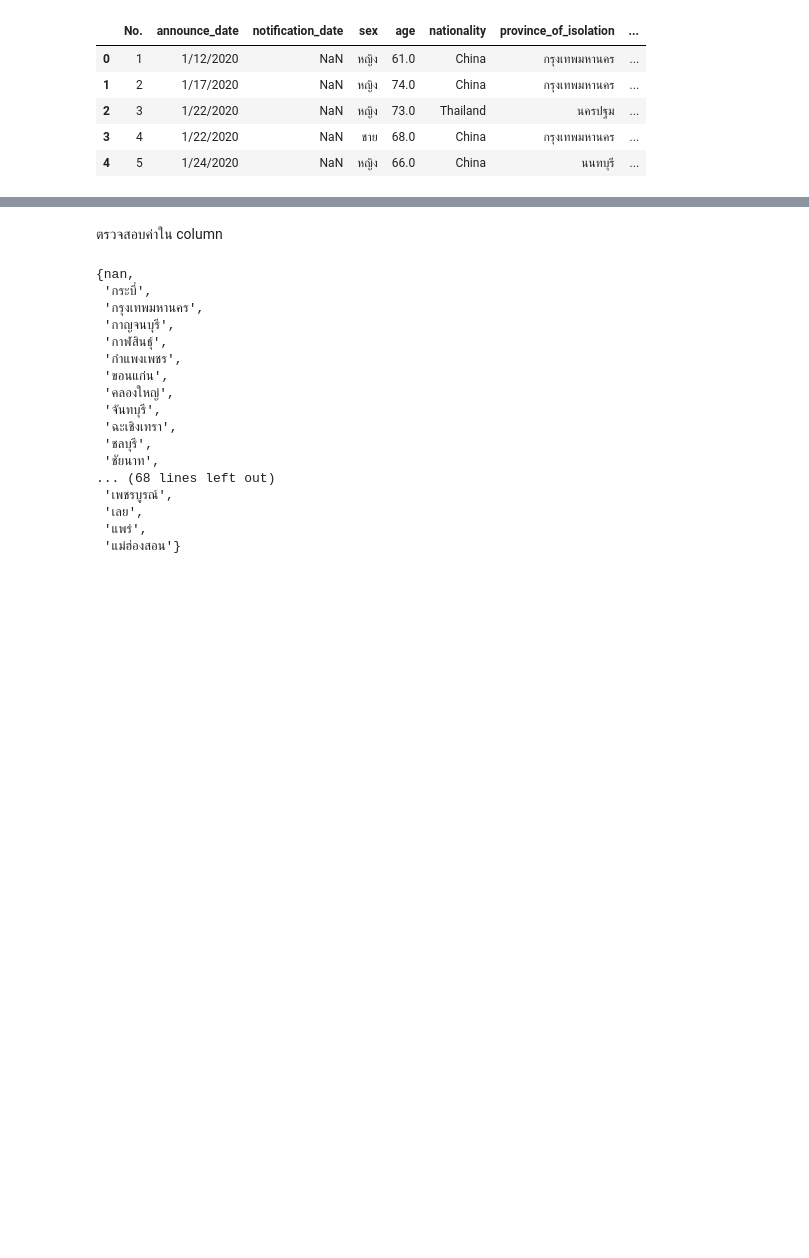
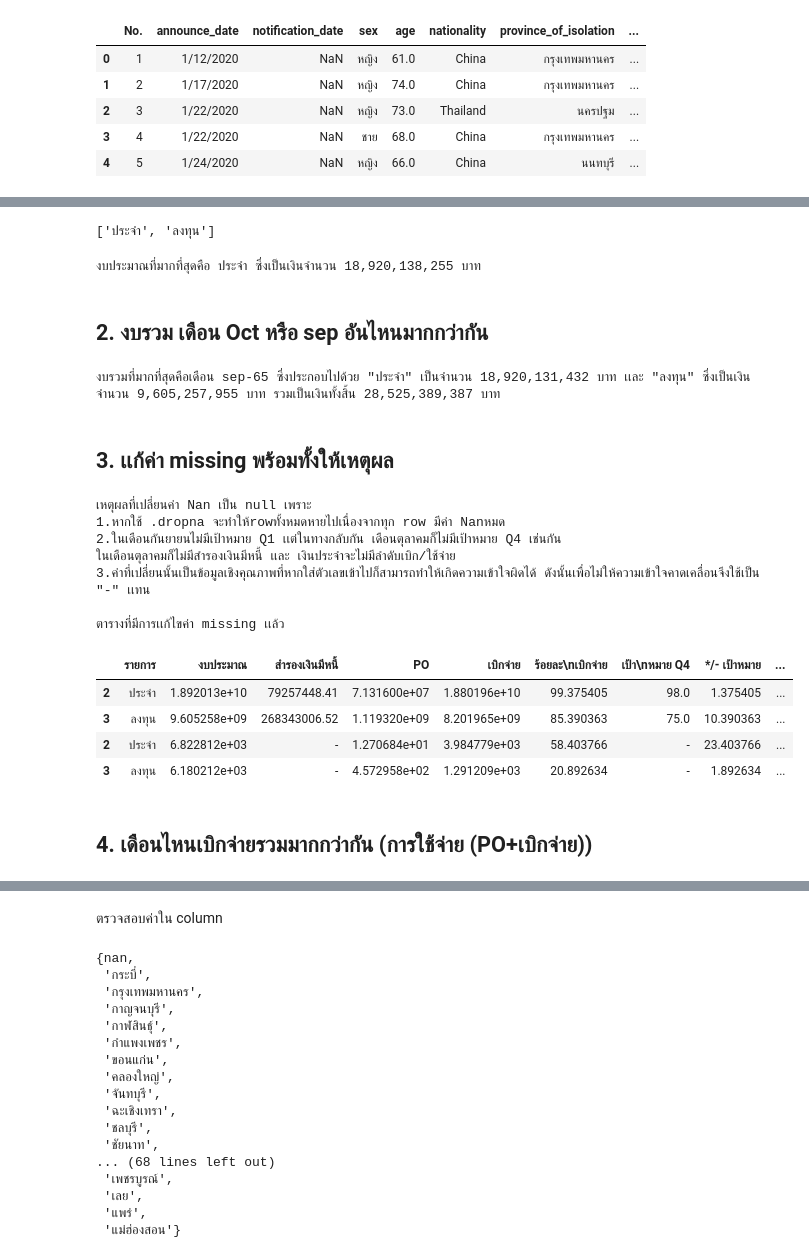
Before and after one commit to MOOwuttichai/python_dataviz2023, a Jupyter notebook: Pandas102.ipynb, the cells around one changed output, grey strips where cells are left out. Drawn from its saved outputs; the diff is of its cells as text; code cells hidden in the pictures; blank space fills up the shorter version.

```diff
--- a/Pandas102.ipynb
+++ b/Pandas102.ipynb
@@ -41,0 +74,73 @@ data_df.head() # ดูหัวตารางเเถวบน
+# %%
+list_name[:]
+# %% [output]
+['ประจำ', 'ลงทุน']
+# %%
+fix_df = sep_oct_df['งบประมาณ'][2]
+invest_df = sep_oct_df['งบประมาณ'][3]
+list_01 =[]
+list_02 =[]
+for fc in fix_df:
+  list_01.append(fc)
+for ivc in invest_df:
+  list_02.append(ivc)
+fix_sum = list_01[0]+list_01[1]
+invest_sum = list_02[0]+list_02[1]
+list_name =[]
+for x in set(sep_oct_df['รายการ']):
+  list_name.append(x)
+list_name
+if fix_sum > invest_sum :
+  print (f'งบประมาณที่มากที่สุดคือ {list_name[0]} ซึ่งเป็นเงินจำนวน {int(fix_sum):,} บาท' )
+elif fix_sum < invest_sum:
+  print (f'งบประมาณที่มากที่สุดคือ {list_name[1]} ซึ่งเป็นเงินจำนวน {int(invest_sum):,} บาท' )
+# %% [output]
+งบประมาณที่มากที่สุดคือ ประจำ ซึ่งเป็นเงินจำนวน 18,920,138,255 บาท
+# %% [markdown]
+## 2. งบรวม เดือน Oct หรือ sep อันไหนมากกว่ากัน
+# %%
+sep1_df = sep_oct_df[sep_oct_df["เดือน-ปี"] == sep_df["เดือน-ปี"][2]]
+oct1_df = sep_oct_df[sep_oct_df["เดือน-ปี"] == oct_df["เดือน-ปี"][2]]
+sep_fix = sep1_df['งบประมาณ'][2]
+sep_invest = sep1_df['งบประมาณ'][3]
+sep_sum = sep_fix + sep_invest
+oct_fix = oct1_df['งบประมาณ'][2]
+oct_invest = oct1_df['งบประมาณ'][3]
+oct_sum = oct_fix + oct_invest
+list_name =[]
+for x in set(oct_df['รายการ']):
+  list_name.append(x)
+list_name
+if sep_sum > oct_sum :
+  print (f'งบรวมที่มากที่สุดคือเดือน {sep1_df["เดือน-ปี"][2]} ซึ่งประกอบไปด้วย "{list_name[0]}" เป็นจำนวน {int(sep_fix):,} บาท เเละ "{list_name[1]}" ซึ่งเป็นเงินจำนวน {int(sep_invest):,} บาท รวมเป็นเงินทั้งสิ้น {int(sep_sum):,} บาท')
+elif sep_sum < oct_sum :
+  print (f'งบรวมที่มากที่สุดคือเดือน {oct1_df["เดือน-ปี"][2]} ซึ่งประกอบไปด้วย "{list_name[0]}" เป็นจำนวน {int(oct_fix):,} บาท เเละ "{list_name[1]}" ซึ่งเป็นเงินจำนวน {int(oct_invest):,} บาท รวมเป็นเงินทั้งสิ้น {int(oct_sum):,} บาท')
+# %% [output]
+งบรวมที่มากที่สุดคือเดือน sep-65 ซึ่งประกอบไปด้วย "ประจำ" เป็นจำนวน 18,920,131,432 บาท เเละ "ลงทุน" ซึ่งเป็นเงินจำนวน 9,605,257,955 บาท รวมเป็นเงินทั้งสิ้น 28,525,389,387 บาท
+# %% [markdown]
+## 3. เเก้ค่า missing พร้อมทั้งให้เหตุผล
+# %%
+newdf = sep_oct_df.fillna('-')
+print ('เหตุผลที่เปลี่ยนค่า Nan เป็น null เพราะ')
+print ('1.หากใช้ .dropna จะทำให้rowทั้งหมดหายไปเนื่องจากทุก row มีค่า Nanหมด')
+print ('2.ในเดือนกันยายนไม่มีเป้าหมาย Q1 เเต่ในทางกลับกัน เดือนตุลาคมก็ไม่มีเป้าหมาย Q4 เช่นกัน')
+print ('ในเดือนตุลาคมก็ไม่มีสำรองเงินมีหนี้ เเละ เงินประจำจะไม่มีลำดับเบิก/ใช้จ่าย')
+print ('3.ค่าที่เปลี่ยนนั้นเป็นข้อมูลเชิงคุณภาพที่หากใส่ตัวเลขเข้าไปก็สามารถทำให้เกิดความเข้าใจผิดได้ ดังนั้นเพื่อไม่ให้ความเข้าใจคาดเคลื่อนจึงใช้เป็น "-" เเทน ')
+print ('')
+print ('ตารางที่มีการเเก้ไขค่า missing เเล้ว')
+newdf
+# %% [output]
+เหตุผลที่เปลี่ยนค่า Nan เป็น null เพราะ
+1.หากใช้ .dropna จะทำให้rowทั้งหมดหายไปเนื่องจากทุก row มีค่า Nanหมด
+2.ในเดือนกันยายนไม่มีเป้าหมาย Q1 เเต่ในทางกลับกัน เดือนตุลาคมก็ไม่มีเป้าหมาย Q4 เช่นกัน
+ในเดือนตุลาคมก็ไม่มีสำรองเงินมีหนี้ เเละ เงินประจำจะไม่มีลำดับเบิก/ใช้จ่าย
+3.ค่าที่เปลี่ยนนั้นเป็นข้อมูลเชิงคุณภาพที่หากใส่ตัวเลขเข้าไปก็สามารถทำให้เกิดความเข้าใจผิดได้ ดังนั้นเพื่อไม่ให้ความเข้าใจคาดเคลื่อนจึงใช้เป็น "-" เเทน
+
+ตารางที่มีการเเก้ไขค่า missing เเล้ว
+|  | รายการ | งบประมาณ | สำรองเงินมีหนี้ | PO | เบิกจ่าย | ร้อยละ\nเบิกจ่าย | เป้า\nหมาย Q4 | */- เป้าหมาย | ... |
+| 2 | ประจำ | 1.892013e+10 | 79257448.41 | 7.131600e+07 | 1.880196e+10 | 99.375405 | 98.0 | 1.375405 | ... |
+| 3 | ลงทุน | 9.605258e+09 | 268343006.52 | 1.119320e+09 | 8.201965e+09 | 85.390363 | 75.0 | 10.390363 | ... |
+| 2 | ประจำ | 6.822812e+03 | - | 1.270684e+01 | 3.984779e+03 | 58.403766 | - | 23.403766 | ... |
+| 3 | ลงทุน | 6.180212e+03 | - | 4.572958e+02 | 1.291209e+03 | 20.892634 | - | 1.892634 | ... |
+# %% [markdown]
+## 4. เดือนไหนเบิกจ่ายรวมมากกว่ากัน (การใช้จ่าย (PO+เบิกจ่าย))
```
Also changed, not shown: parts of 10 cells of this notebook.
